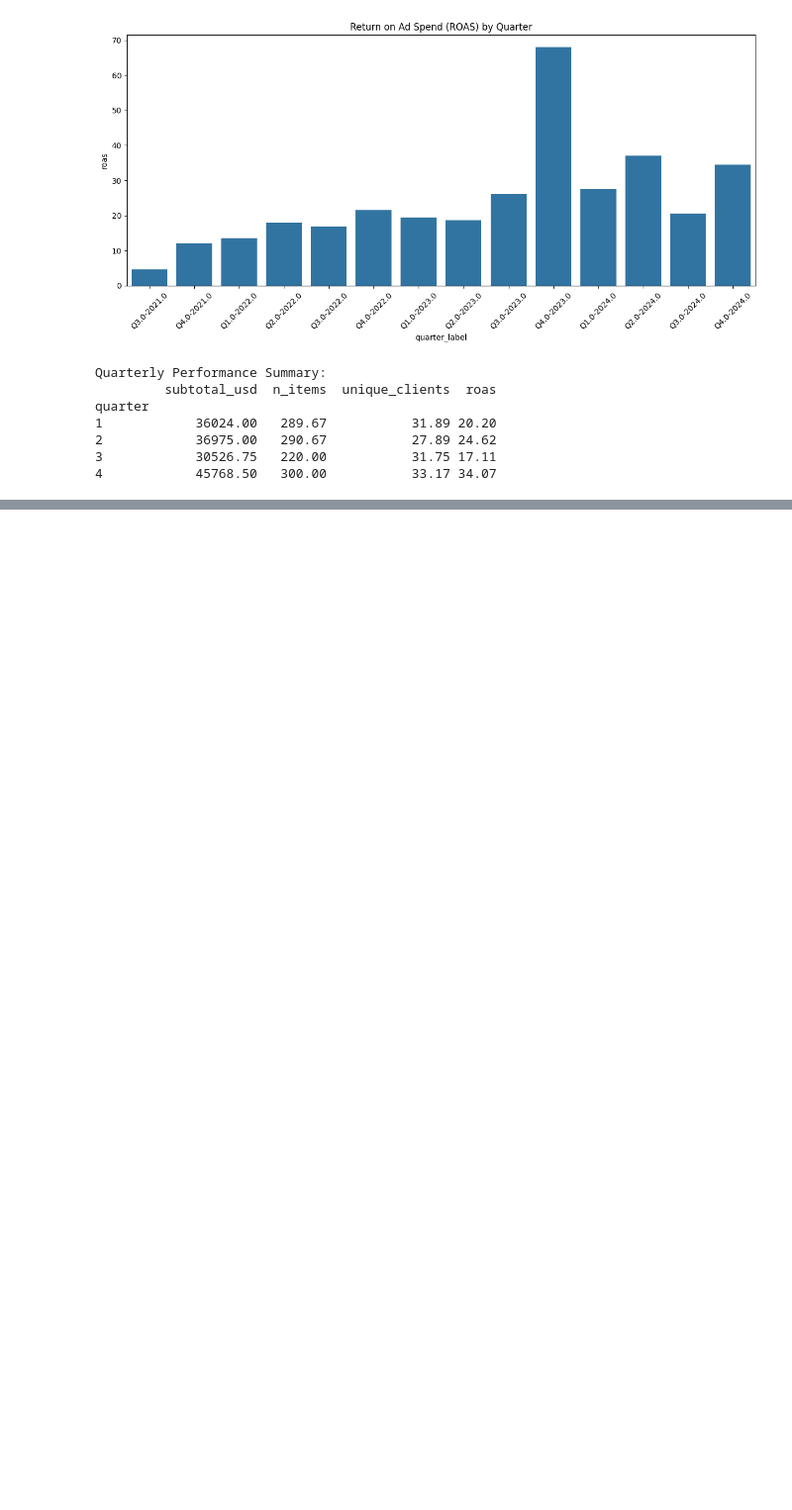
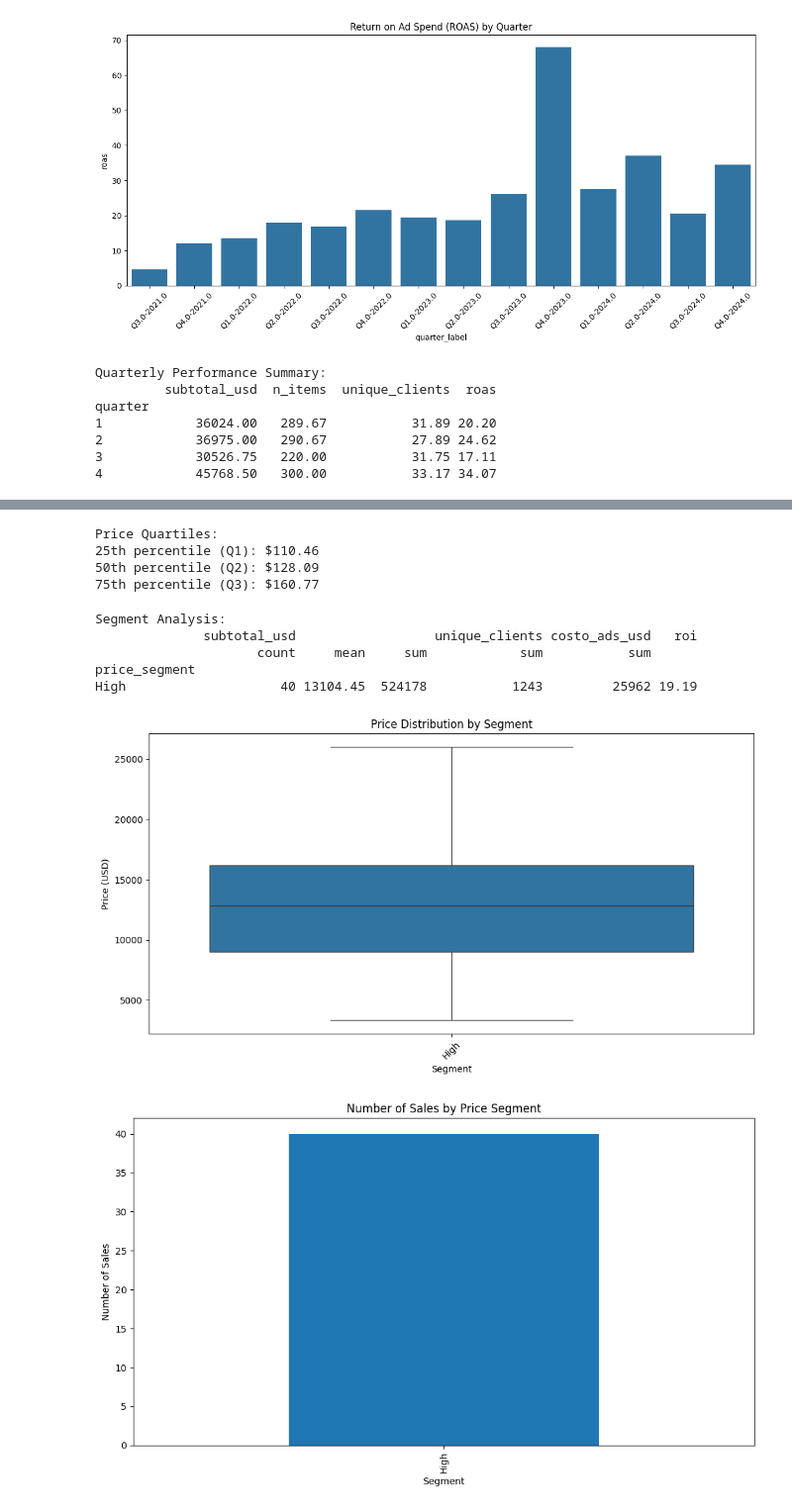
Before and after one commit to nbulygin/homedeco_analysis, a Jupyter notebook: notebooks/01_eda.ipynb, the cells around one changed output, grey strips where cells are left out. Shown at 99% size. Cells and saved outputs as stored; diff of their text form; code cells hidden in the pictures; blank space fills up the shorter version.

```diff
--- a/notebooks/01_eda.ipynb
+++ b/notebooks/01_eda.ipynb
@@ -333,0 +356,67 @@ plt.show()
+# %%
+# Calculate quartiles for price segmentation
+price_quartiles = monthly_sales['mean_price'].quantile([0.25, 0.5, 0.75])
+print("Price Quartiles:")
+print(f"25th percentile (Q1): ${price_quartiles[0.25]:.2f}")
+print(f"50th percentile (Q2): ${price_quartiles[0.50]:.2f}")
+print(f"75th percentile (Q3): ${price_quartiles[0.75]:.2f}")
+
+# Create price segments based on quartiles
+def get_price_segment(price):
+    if price <= price_quartiles[0.25]:
+        return 'Low'
+    elif price <= price_quartiles[0.50]:
+        return 'Standard'
+    elif price <= price_quartiles[0.75]:
+        return 'Medium'
+    else:
+        return 'High'
+
+# Add segment column to monthly_sales
+monthly_sales['price_segment'] = monthly_sales['subtotal_usd'].apply(get_price_segment)
+# %% [output]
+Price Quartiles:
+25th percentile (Q1): $110.46
+50th percentile (Q2): $128.09
+75th percentile (Q3): $160.77
+# %%
+# Analyze segments
+segment_analysis = monthly_sales.groupby('price_segment').agg({
+    'subtotal_usd': ['count', 'mean', 'sum'],
+    'unique_clients': 'sum',
+    'costo_ads_usd': 'sum'
+}).round(2)
+# %%
+# Calculate ROI per segment
+segment_analysis['roi'] = ((segment_analysis[('subtotal_usd', 'sum')] -
+                           segment_analysis[('costo_ads_usd', 'sum')]) /
+                           segment_analysis[('costo_ads_usd', 'sum')]).round(2)
+
+print("\nSegment Analysis:")
+print(segment_analysis)
+
+# Visualize price segments
+plt.figure(figsize=(12, 6))
+sns.boxplot(data=monthly_sales, x='price_segment', y='subtotal_usd')
+plt.title('Price Distribution by Segment')
+plt.xlabel('Segment')
+plt.ylabel('Price (USD)')
+plt.xticks(rotation=45)
+plt.show()
+
+# Visualize segment performance
+plt.figure(figsize=(10, 6))
+segment_analysis[('subtotal_usd', 'count')].plot(kind='bar')
+plt.title('Number of Sales by Price Segment')
+plt.xlabel('Segment')
+plt.ylabel('Number of Sales')
+plt.tight_layout()
+plt.show()
+# %% [output]
+Segment Analysis:
+              subtotal_usd                  unique_clients costo_ads_usd   roi
+                     count     mean     sum            sum           sum
+price_segment
+High                    40 13104.45  524178           1243         25962 19.19
+[figure, added]
+[figure, added]
```
Also changed, not shown: parts of 39 cells of this notebook, 4 other files.
